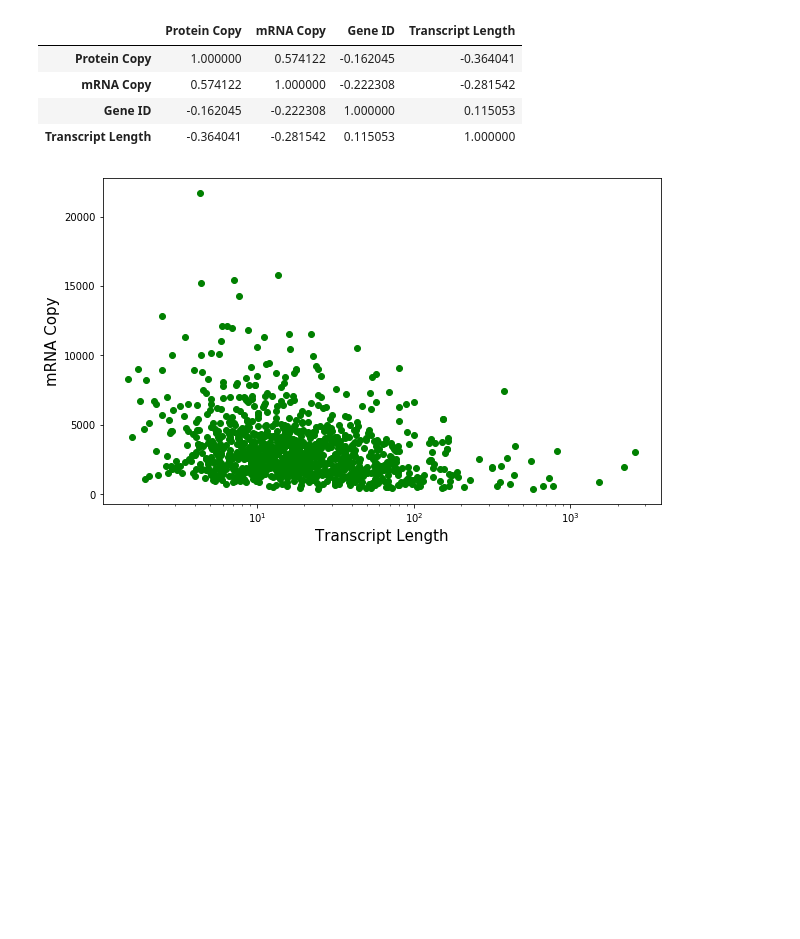
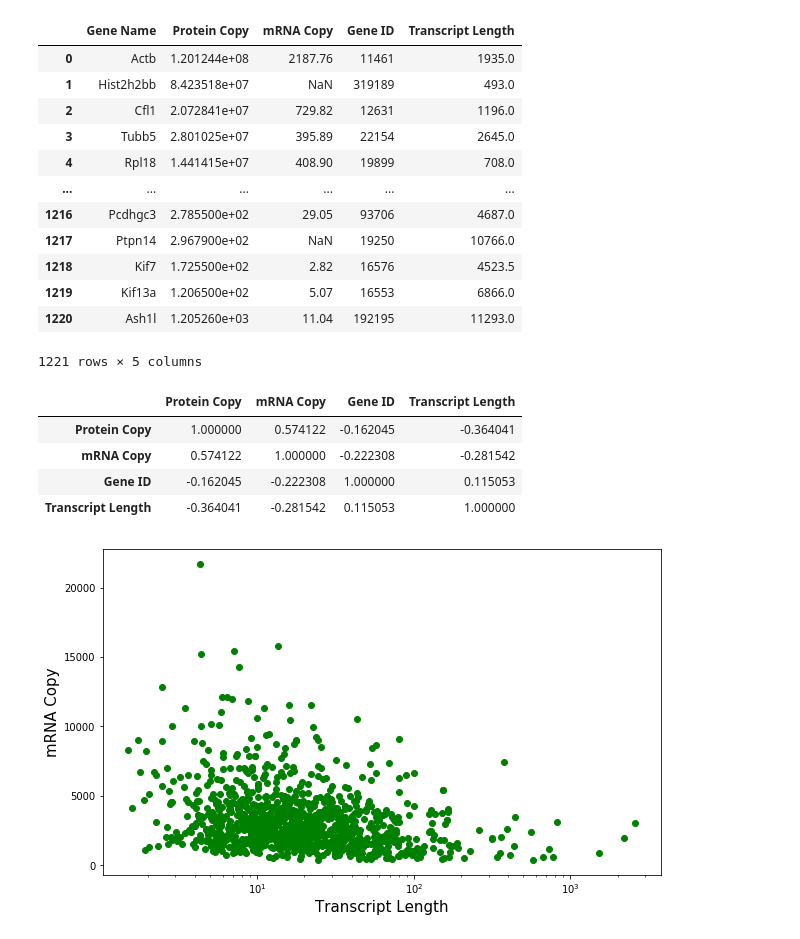
Before and after one commit to junp0619/spark, a Jupyter notebook: RNA_molecules.ipynb, the cells around one changed output. Drawn from its saved outputs; the diff is of its cells as text; code cells hidden in the pictures; blank space fills up the shorter version.

```diff
--- a/RNA_molecules.ipynb
+++ b/RNA_molecules.ipynb
@@ -18,15 +33,30 @@ table = pd.read_excel(    #reaed excel function reads following file
 # %%
 transcript_length = pd.read_csv(
     "summer_gene_expression/data/from_tstoeger/200609_transcript_lengths/mouse.csv")
 merged = pd.merge(  #will merge the following:
     left=table,
     right=transcript_length.rename(columns={
         'gene_ncbi': 'Gene ID',
         'symbol_ncbi': 'Gene Name',
         'transcript_length': 'Transcript Length'
     })
 )
 #this merges with transcript length
+merged
+# %% [output]
+|  | Gene Name | Protein Copy | mRNA Copy | Gene ID | Transcript Length |
+| 0 | Actb | 1.201244e+08 | 2187.76 | 11461 | 1935.0 |
+| 1 | Hist2h2bb | 8.423518e+07 | NaN | 319189 | 493.0 |
+| 2 | Cfl1 | 2.072841e+07 | 729.82 | 12631 | 1196.0 |
+| 3 | Tubb5 | 2.801025e+07 | 395.89 | 22154 | 2645.0 |
+| 4 | Rpl18 | 1.441415e+07 | 408.90 | 19899 | 708.0 |
+| ... | ... | ... | ... | ... | ... |
+| 1216 | Pcdhgc3 | 2.785500e+02 | 29.05 | 93706 | 4687.0 |
+| 1217 | Ptpn14 | 2.967900e+02 | NaN | 19250 | 10766.0 |
+| 1218 | Kif7 | 1.725500e+02 | 2.82 | 16576 | 4523.5 |
+| 1219 | Kif13a | 1.206500e+02 | 5.07 | 16553 | 6866.0 |
+| 1220 | Ash1l | 1.205260e+03 | 11.04 | 192195 | 11293.0 |
+1221 rows × 5 columns
 # %%
 #this is a table for correlation
 corr = merged.corr(method="spearman")
```
Also changed, not shown: parts of 2 cells of this notebook.
